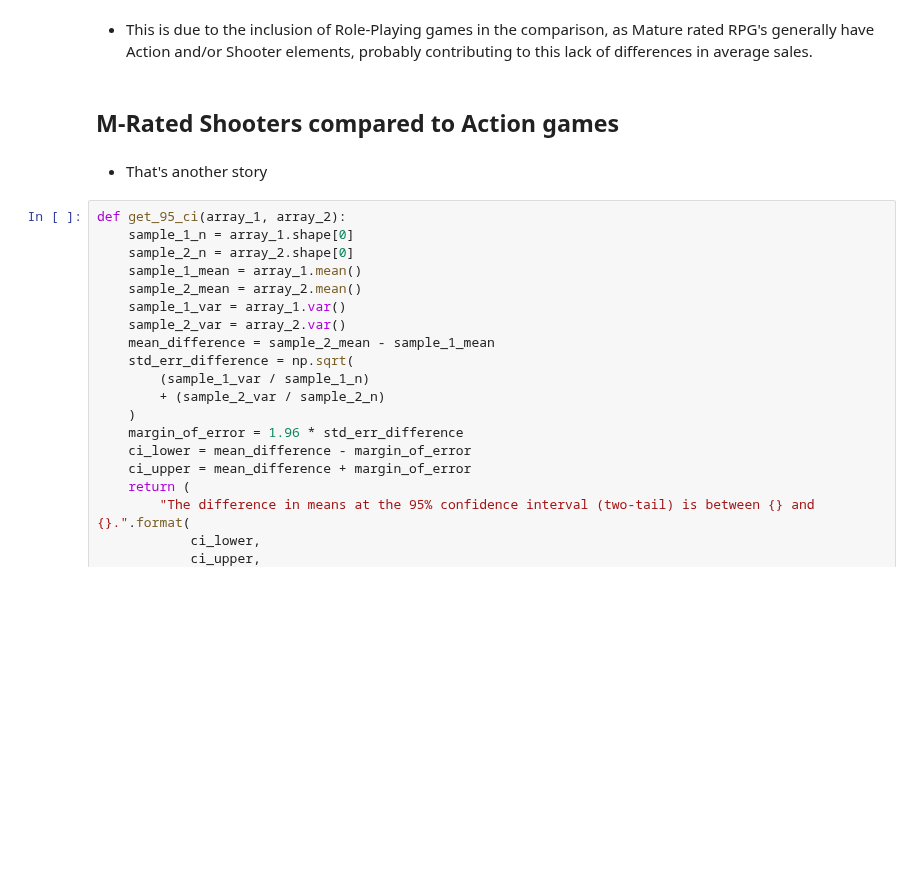
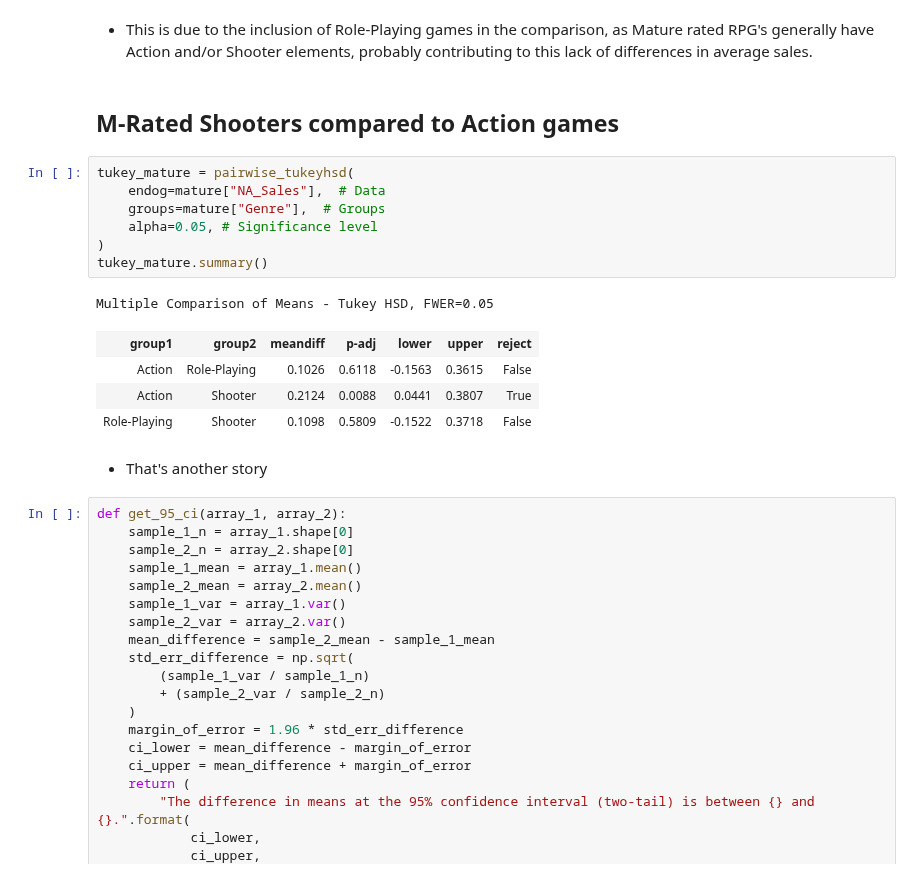
Before and after one commit to rjstange/Video-Game-Sales-by-ESRB-Rating, a Jupyter notebook: Video Game Sales By Maturity Rating - Slides.ipynb, the cells around one changed output. Saved outputs shown, nothing was run; the diff lists cells and outputs as text; blank space fills up the shorter version.

```diff
--- a/Video Game Sales By Maturity Rating - Slides.ipynb
+++ b/Video Game Sales By Maturity Rating - Slides.ipynb
@@ -257,6 +256,19 @@ KruskalResult(statistic=4.799639238651511, pvalue=0.0907343185309352)
 - This is due to the inclusion of Role-Playing games in the comparison, as Mature rated RPG's generally have Action and/or Shooter elements, probably contributing to this lack of differences in average sales.
 # %% [markdown]
 ## M-Rated Shooters compared to Action games
+# %%
+tukey_mature = pairwise_tukeyhsd(
+    endog=mature["NA_Sales"],  # Data
+    groups=mature["Genre"],  # Groups
+    alpha=0.05, # Significance level
+)
+tukey_mature.summary()
+# %% [output]
+Multiple Comparison of Means - Tukey HSD, FWER=0.05
+| group1 | group2 | meandiff | p-adj | lower | upper | reject |
+| Action | Role-Playing | 0.1026 | 0.6118 | -0.1563 | 0.3615 | False |
+| Action | Shooter | 0.2124 | 0.0088 | 0.0441 | 0.3807 | True |
+| Role-Playing | Shooter | 0.1098 | 0.5809 | -0.1522 | 0.3718 | False |
 # %% [markdown]
 - That's another story
 # %%
```
Also changed, not shown: parts of 7 cells of this notebook.
